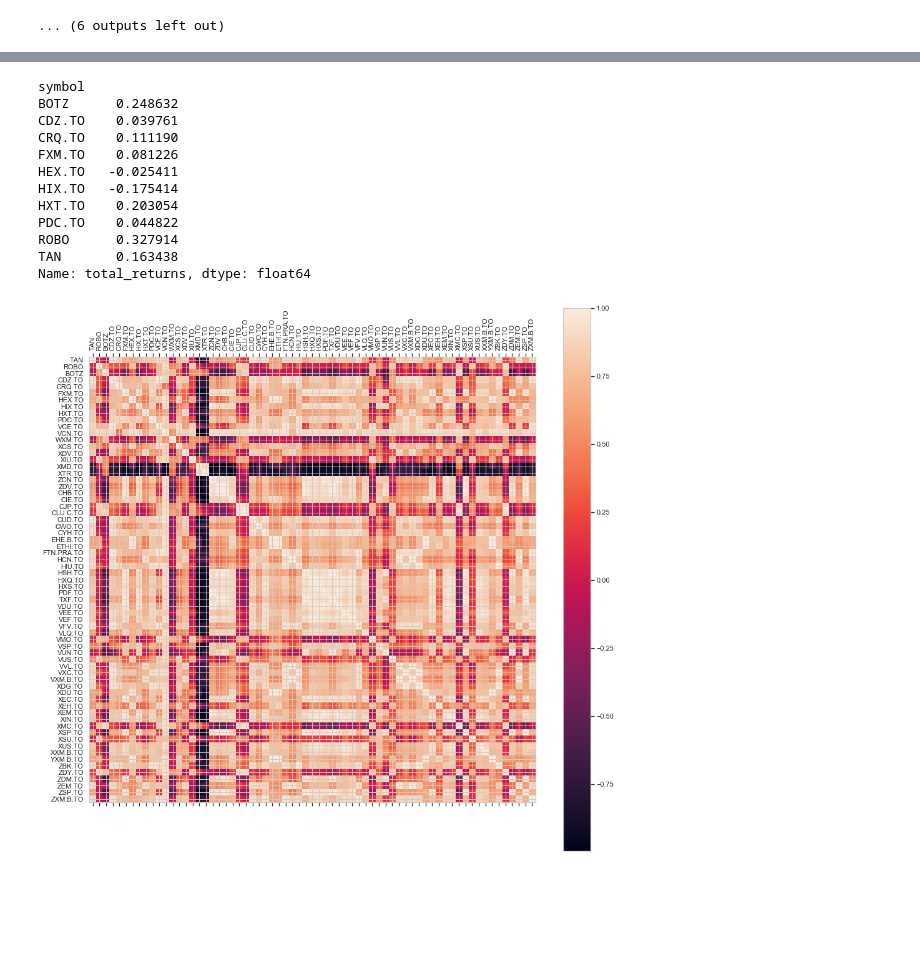
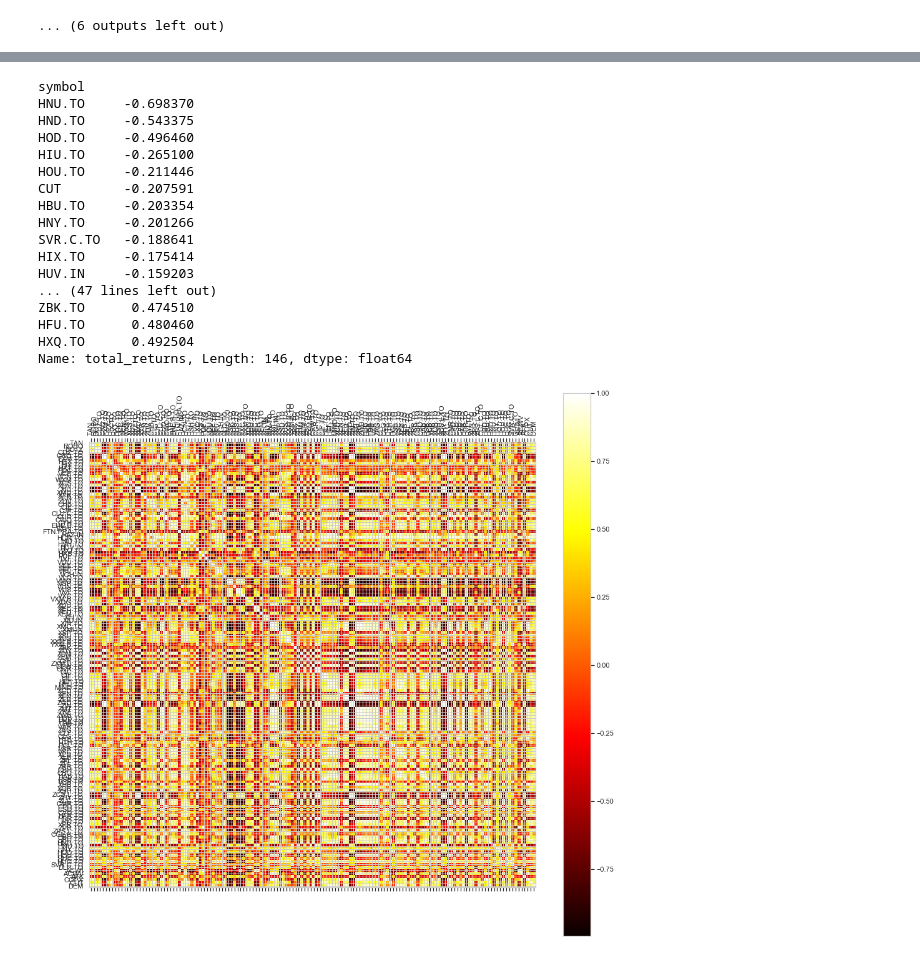
Before and after one commit to kz-qp/data-client, a Jupyter notebook: research.ipynb, the cells around one changed output, grey strips where cells are left out. Cells and saved outputs as stored; diff of their text form; code cells hidden in the pictures; blank space fills up the shorter version.

```diff
--- a/research.ipynb
+++ b/research.ipynb
@@ -62,9 +62,8 @@ watch_securities = pd.read_csv('/Users/kzabashta/Downloads/seclist.csv',
 symbols = dict(zip(positions["symbolId"], positions["symbol"]))
 
 watch_securities = pd.read_csv('/Users/kzabashta/Downloads/seclist.csv',
-                               names=["ticker", "description"]).set_index("ticker").head(200)
+                               names=["ticker", "description"]).set_index("ticker")
 additional_securities = list(watch_securities.index)
-additional_securities = ['FXM']
 
 for symbol in additional_securities:
     matched_securities = client.search(symbol)
@@ -73,12 +72,12 @@ for symbol in additional_securities:
             match_symbol = symbol.split()[0].strip()
             match = list(filter(lambda x: x['symbol'] == "%s.TO" % match_symbol and x["isTradable"] == True,
                                 matched_securities))
-            print(match)
             if len(match) == 1:
                 print("%s <=> %s" %(symbol, match[0]['symbol']))
+                symbols[match[0]['symbolId']] = match[0]['symbol']
             else:
                 print("%s <=> %s" % (symbol, matched_securities[0]['symbol']))
-            symbols[matched_securities[0]['symbolId']] = matched_securities[0]['symbol']
+                symbols[matched_securities[0]['symbolId']] = matched_securities[0]['symbol']
         else:
             print("%s <=> %s" %(symbol, matched_securities[0]['symbol']))
             symbols[matched_securities[0]['symbolId']] = matched_securities[0]['symbol']
@@ -92,11 +106,14 @@ TO_DATE = '2019-10-20T23:59:59-05:00'
 historicals = pd.DataFrame()
 for symbolId, symbol in symbols.items():
     print(symbol)
-    candles = pd.DataFrame(client.get_candles(symbolId, FROM_DATE, TO_DATE, 'OneDay')['candles'])
-    candles['end'] =  pd.to_datetime(candles['end'], format='%Y-%m-%d')
-    candles['symbol'] = symbol
-    candles['symbolId'] = symbol_id
-    historicals = historicals.append(candles)
+    try:
+        candles = pd.DataFrame(client.get_candles(symbolId, FROM_DATE, TO_DATE, 'OneDay')['candles'])
+        candles['end'] =  pd.to_datetime(candles['end'], format='%Y-%m-%d')
+        candles['symbol'] = symbol
+        candles['symbolId'] = symbol_id
+        historicals = historicals.append(candles)
+    except:
+        print ("Could not get market data for %s" % symbol)
 historicals = historicals.set_index(["symbol", "end"])
 # %% [output]
 TAN
@@ -144,4 +173,5 @@ for chunk in symbol_chunks:
 ... (6 outputs left out)
 # %%
 historicals['daily_returns'] = historicals.groupby(level='symbol')['close'].apply(lambda x: x.pct_change())
-historicals['total_returns'] = historicals.groupby(level='symbol')['daily_returns'].apply(lambda x:                                                                                        (1 + x).cumprod() - 1)
+historicals['total_returns'] = historicals.groupby(level='symbol')['daily_returns'].apply(lambda x:
+                                                                                          (1 + x).cumprod() - 1)
@@ -170,39 +186,44 @@ Name: total_returns, Length: 67, dtype: object
 # %%
-historicals.groupby(level="symbol")["total_returns"].nth(-1)
+historicals.groupby(level="symbol")["total_returns"].nth(-1).sort_values()
 # %% [output]
 symbol
-BOTZ      0.248632
-CDZ.TO    0.039761
-CRQ.TO    0.111190
-FXM.TO    0.081226
-HEX.TO   -0.025411
-HIX.TO   -0.175414
-HXT.TO    0.203054
-PDC.TO    0.044822
-ROBO      0.327914
-TAN       0.163438
-Name: total_returns, dtype: float64
+HNU.TO     -0.698370
+HND.TO     -0.543375
+HOD.TO     -0.496460
+HIU.TO     -0.265100
+HOU.TO     -0.211446
+CUT        -0.207591
+HBU.TO     -0.203354
+HNY.TO     -0.201266
+SVR.C.TO   -0.188641
+HIX.TO     -0.175414
+HUV.IN     -0.159203
+... (47 lines left out)
+ZBK.TO      0.474510
+HFU.TO      0.480460
+HXQ.TO      0.492504
+Name: total_returns, Length: 146, dtype: float64
 # %%
 price_corr = historicals.reset_index().pivot('end','symbol')['close'].corr()
 
 alpha = list(symbols.values())
 
 fig = plt.figure(figsize=(16, 16))
 ax = fig.add_subplot(111)
-cax = ax.matshow(price_corr, interpolation='nearest')
+cax = ax.matshow(price_corr, interpolation='nearest', cmap='hot')
 fig.colorbar(cax)
 ax.xaxis.set_major_locator(ticker.MultipleLocator(1))
 ax.yaxis.set_major_locator(ticker.MultipleLocator(1))
 
-ax.set_xticklabels(['']+alpha)
-ax.set_yticklabels(['']+alpha)
+# ax.set_xticklabels(['']+alpha)
+# ax.set_yticklabels(['']+alpha)
 
 for tick in ax.get_xticklabels():
     tick.set_rotation(90)
 
 plt.show()
 # %% [output]
-[figure, old version]
+[figure, new version]
 # %%
 price_corr
 # %% [output]
```
Also changed, not shown: parts of 5 cells of this notebook.
